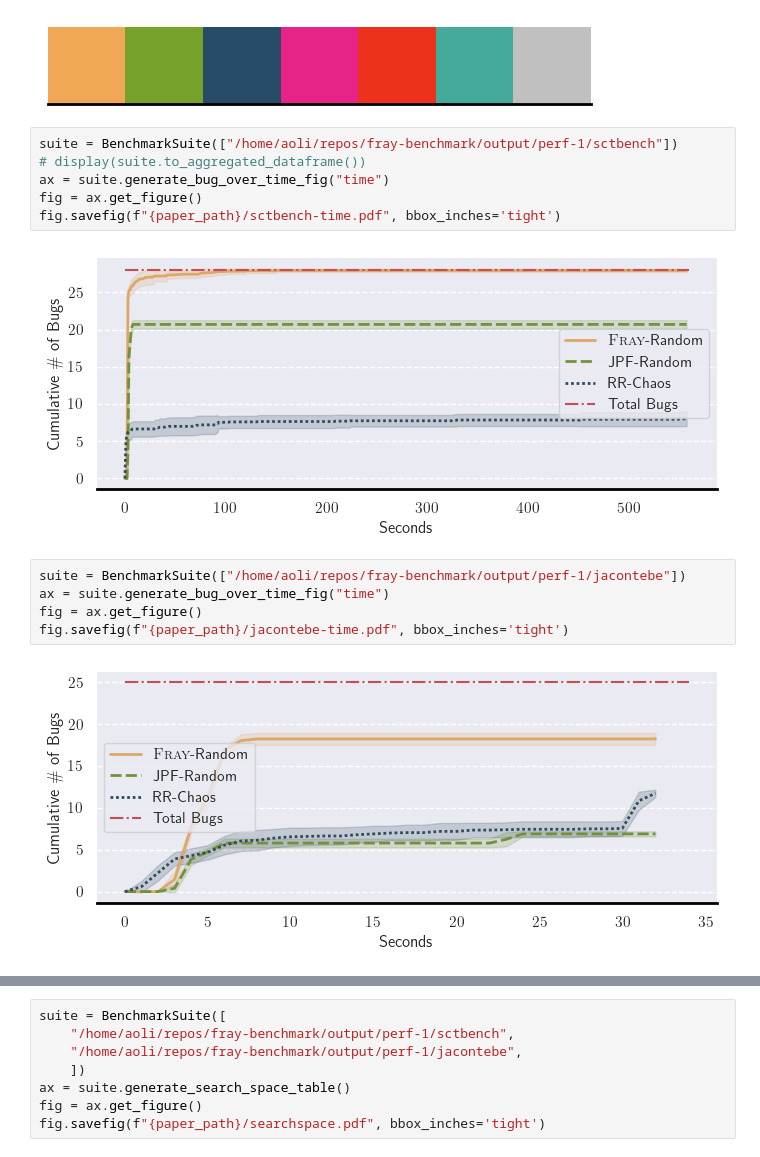
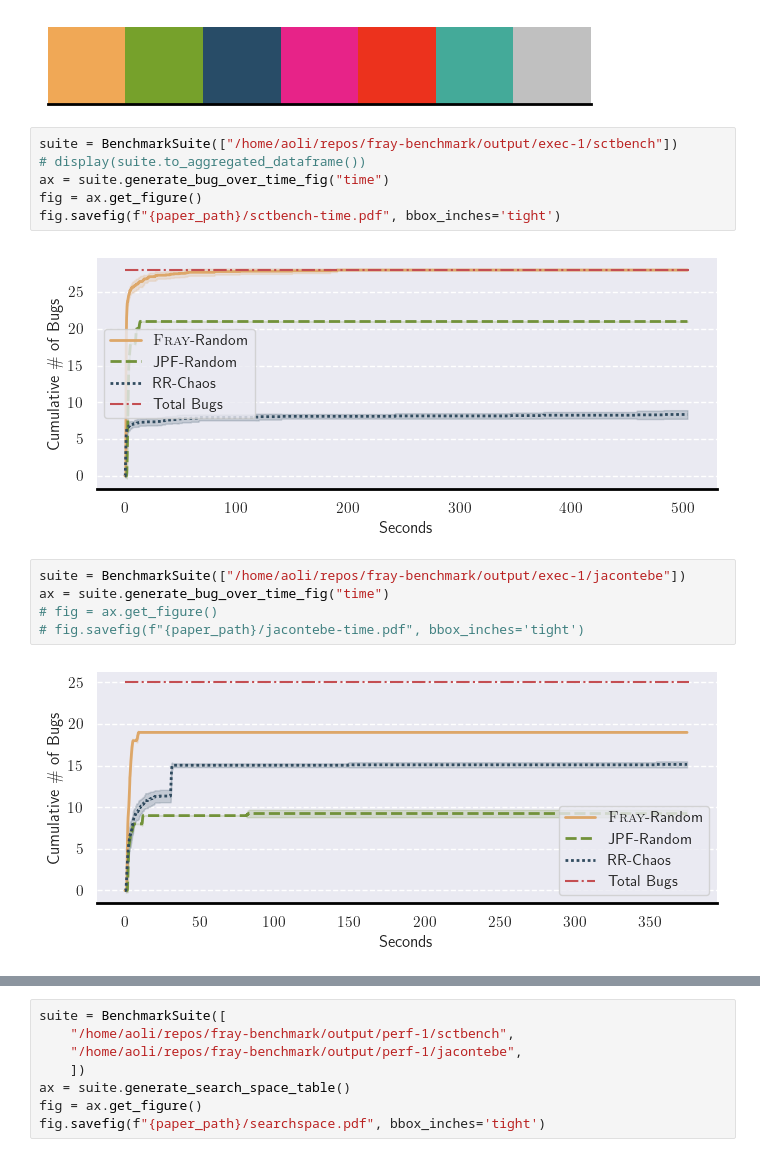
Before and after one commit to cmu-pasta/fray-benchmark, a Jupyter notebook: fray_benchmark/visualizer/playground.ipynb, the cells around one changed output, grey strips where cells are left out. Saved outputs shown, nothing was run; the diff lists cells and outputs as text.

```diff
--- a/fray_benchmark/visualizer/playground.ipynb
+++ b/fray_benchmark/visualizer/playground.ipynb
@@ -6,17 +6,17 @@ paper_path = "/home/aoli/repos/fray-paper/figs"
 # %% [output]
 [figure]
 # %%
-suite = BenchmarkSuite(["/home/aoli/repos/fray-benchmark/output/perf-1/sctbench"])
+suite = BenchmarkSuite(["/home/aoli/repos/fray-benchmark/output/exec-1/sctbench"])
 # display(suite.to_aggregated_dataframe())
 ax = suite.generate_bug_over_time_fig("time")
 fig = ax.get_figure()
 fig.savefig(f"{paper_path}/sctbench-time.pdf", bbox_inches='tight')
 # %% [output]
-[figure, old version]
+[figure, new version]
 # %%
-suite = BenchmarkSuite(["/home/aoli/repos/fray-benchmark/output/perf-1/jacontebe"])
+suite = BenchmarkSuite(["/home/aoli/repos/fray-benchmark/output/exec-1/jacontebe"])
 ax = suite.generate_bug_over_time_fig("time")
-fig = ax.get_figure()
-fig.savefig(f"{paper_path}/jacontebe-time.pdf", bbox_inches='tight')
+# fig = ax.get_figure()
+# fig.savefig(f"{paper_path}/jacontebe-time.pdf", bbox_inches='tight')
 # %% [output]
-[figure, old version]
+[figure, new version]
```
Also changed, not shown: parts of 6 cells of this notebook, 6 other files.
